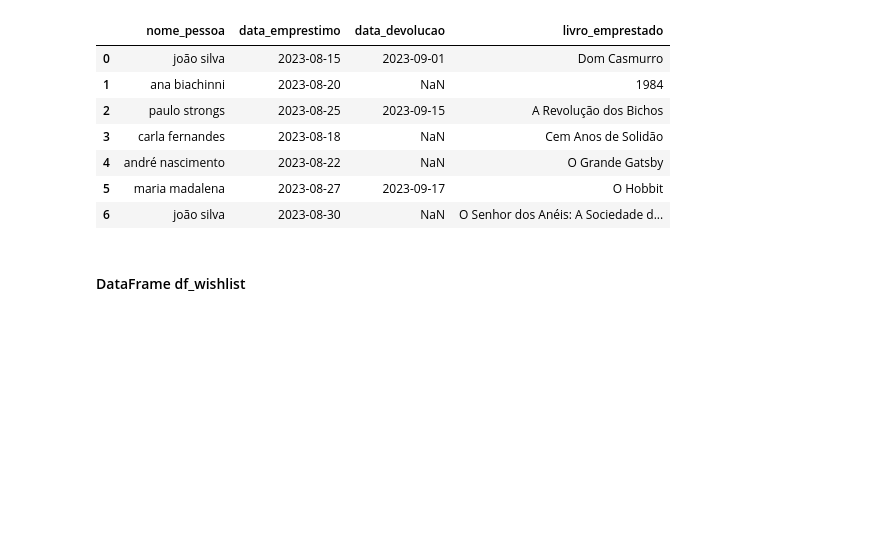
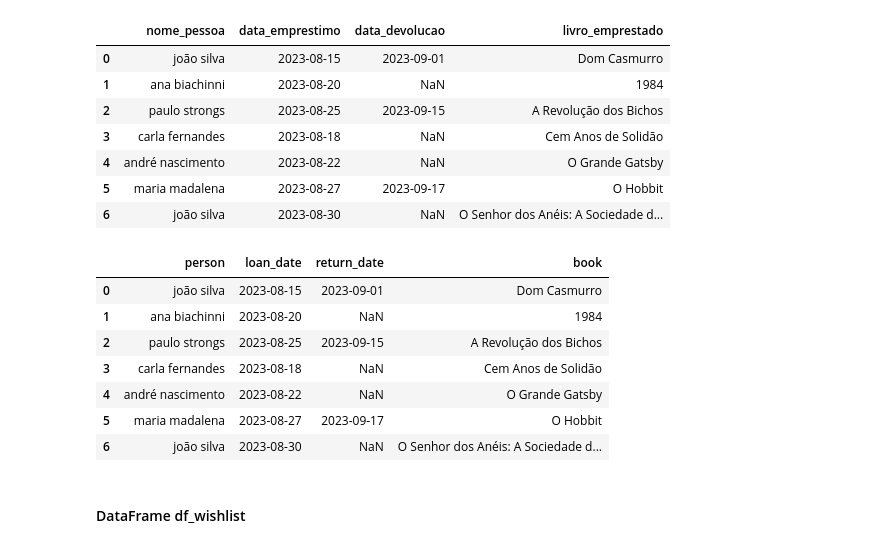
Before and after one commit to rafaelciriello/personal_library_data_project, a Jupyter notebook: Extração e Transformação dos Dados.ipynb, the cells around one changed output. Cells and saved outputs as stored; diff of their text form; code cells hidden in the pictures; blank space fills up the shorter version.

```diff
--- a/Extração e Transformação dos Dados.ipynb
+++ b/Extração e Transformação dos Dados.ipynb
@@ -160,6 +160,19 @@ loans
 # tratar o nome das pessoas para que os nomes fiquem no formato (title)
 # subistituir os valores vazios da coluna data de devolucao por null
 # coluna livro emprestado deve ser substituida pelo id do resoectivo livro (fk)
+# %%
+loans.columns = [['person', 'loan_date', 'return_date', 'book']]
+# %%
+loans
+# %% [output]
+|  | person | loan_date | return_date | book |
+| 0 | joão silva | 2023-08-15 | 2023-09-01 | Dom Casmurro |
+| 1 | ana biachinni | 2023-08-20 | NaN | 1984 |
+| 2 | paulo strongs | 2023-08-25 | 2023-09-15 | A Revolução dos Bichos |
+| 3 | carla fernandes | 2023-08-18 | NaN | Cem Anos de Solidão |
+| 4 | andré nascimento | 2023-08-22 | NaN | O Grande Gatsby |
+| 5 | maria madalena | 2023-08-27 | 2023-09-17 | O Hobbit |
+| 6 | joão silva | 2023-08-30 | NaN | O Senhor dos Anéis: A Sociedade d... |
 # %% [markdown]
 #### DataFrame df_wishlist
 # %%
```
